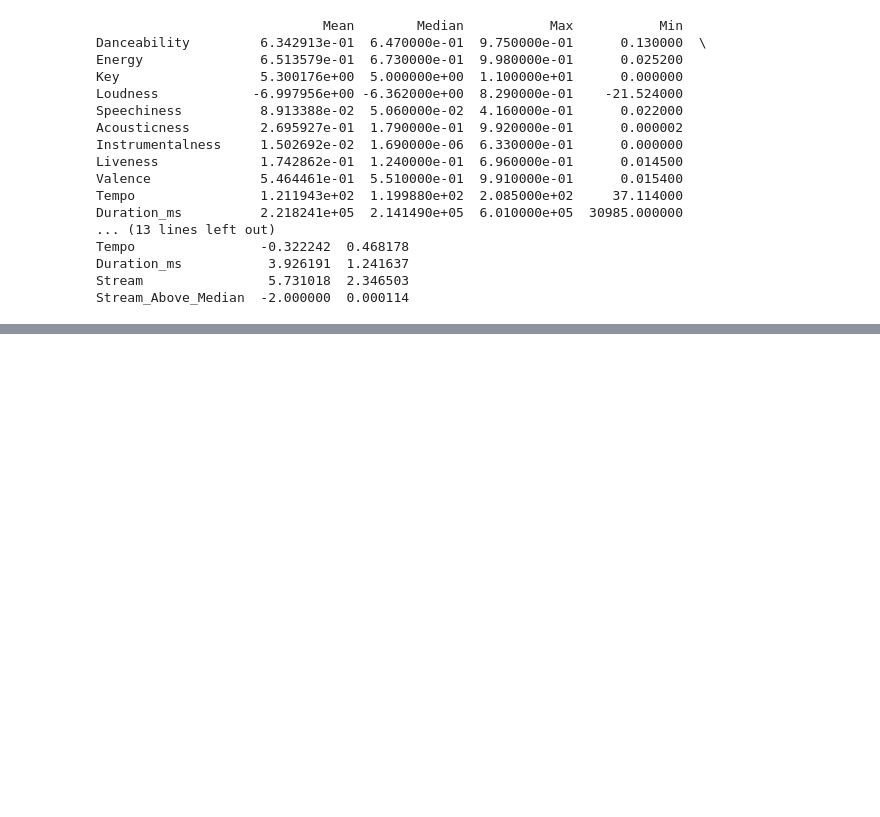
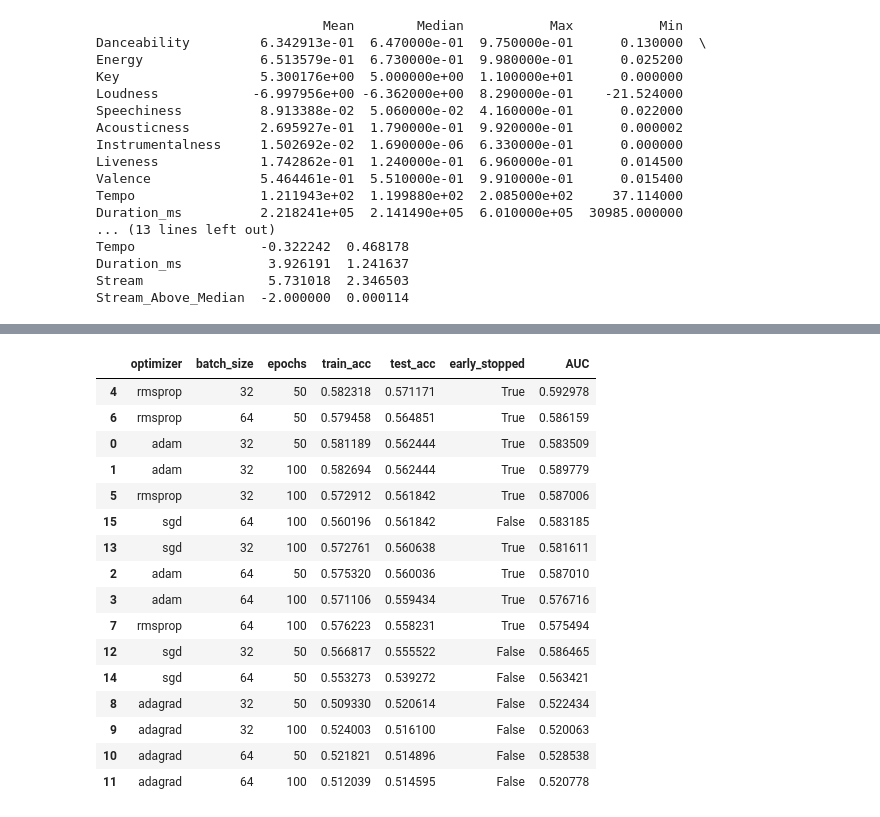
Before and after one commit to AdiKotala/Data-Mining, a Jupyter notebook: Spotify first analysis.ipynb, the cells around one changed output, grey strips where cells are left out. Saved outputs shown, nothing was run; the diff lists cells and outputs as text; code cells hidden in the pictures; blank space fills up the shorter version.

```diff
--- a/Spotify first analysis.ipynb
+++ b/Spotify first analysis.ipynb
@@ -331,42 +307,0 @@ array([[ 0.39439065,  1.41030274, -1.20221131, ...,  0.0180036 ,
-# %%
-#test
-from keras.models import Sequential
-from keras.layers import Dense
-from sklearn.model_selection import train_test_split
-from sklearn.preprocessing import StandardScaler
-
-# Define X and y
-X = df_model.drop(columns=['Stream_Above_Median',"Stream"])
-y = df_model['Stream_Above_Median']
-
-# Create a StandardScaler instance (sprawdzić co to robi)
-scaler = StandardScaler()
-
-# Fit the StandardScaler
-X_scaled = scaler.fit_transform(X)
-
-# Split the dataset
-X_train, X_test, y_train, y_test = train_test_split(X_scaled, y, test_size=0.2, random_state=42)
-
-# Define the number of features
-n_features = X_train.shape[1]
-
-# Create the model
-model = Sequential()
-model.add(Dense(12, input_dim=n_features, activation='softmax'))
-model.add(Dense(8, activation='relu'))
-model.add(Dense(8, activation='relu'))
-model.add(Dense(8, activation='relu'))
-model.add(Dense(1, activation='sigmoid'))
-
-# Compile the model
-model.compile(loss='binary_crossentropy', optimizer='sgd', metrics=['accuracy'])
-
-# Fit the model
-history = model.fit(X_train, y_train, epochs=50, batch_size=64, verbose=1, validation_split=0.2)
-
-# Predict
-predictions = model.predict(X_test)
-
-# Convert predictions to binary labels
-predictions = [1 if p > 0.5 else 0 for p in predictions]
@@ -480,0 +415,20 @@ Test Accuracy: 0.5359615087509155
+# %%
+results_df.sort_values("test_acc",ascending=False)
+# %% [output]
+|  | optimizer | batch_size | epochs | train_acc | test_acc | early_stopped | AUC |
+| 4 | rmsprop | 32 | 50 | 0.582318 | 0.571171 | True | 0.592978 |
+| 6 | rmsprop | 64 | 50 | 0.579458 | 0.564851 | True | 0.586159 |
+| 0 | adam | 32 | 50 | 0.581189 | 0.562444 | True | 0.583509 |
+| 1 | adam | 32 | 100 | 0.582694 | 0.562444 | True | 0.589779 |
+| 5 | rmsprop | 32 | 100 | 0.572912 | 0.561842 | True | 0.587006 |
+| 15 | sgd | 64 | 100 | 0.560196 | 0.561842 | False | 0.583185 |
+| 13 | sgd | 32 | 100 | 0.572761 | 0.560638 | True | 0.581611 |
+| 2 | adam | 64 | 50 | 0.575320 | 0.560036 | True | 0.587010 |
+| 3 | adam | 64 | 100 | 0.571106 | 0.559434 | True | 0.576716 |
+| 7 | rmsprop | 64 | 100 | 0.576223 | 0.558231 | True | 0.575494 |
+| 12 | sgd | 32 | 50 | 0.566817 | 0.555522 | False | 0.586465 |
+| 14 | sgd | 64 | 50 | 0.553273 | 0.539272 | False | 0.563421 |
+| 8 | adagrad | 32 | 50 | 0.509330 | 0.520614 | False | 0.522434 |
+| 9 | adagrad | 32 | 100 | 0.524003 | 0.516100 | False | 0.520063 |
+| 10 | adagrad | 64 | 50 | 0.521821 | 0.514896 | False | 0.528538 |
+| 11 | adagrad | 64 | 100 | 0.512039 | 0.514595 | False | 0.520778 |
```
Also changed, not shown: parts of 21 cells of this notebook.
